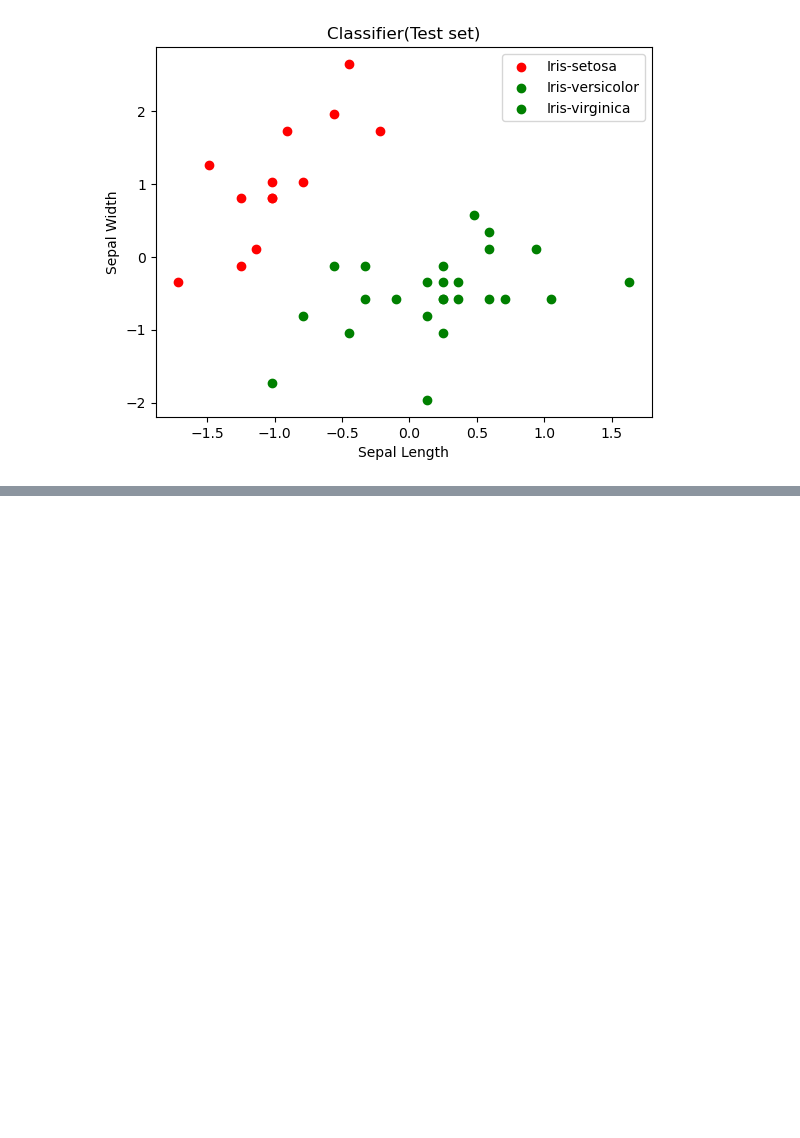
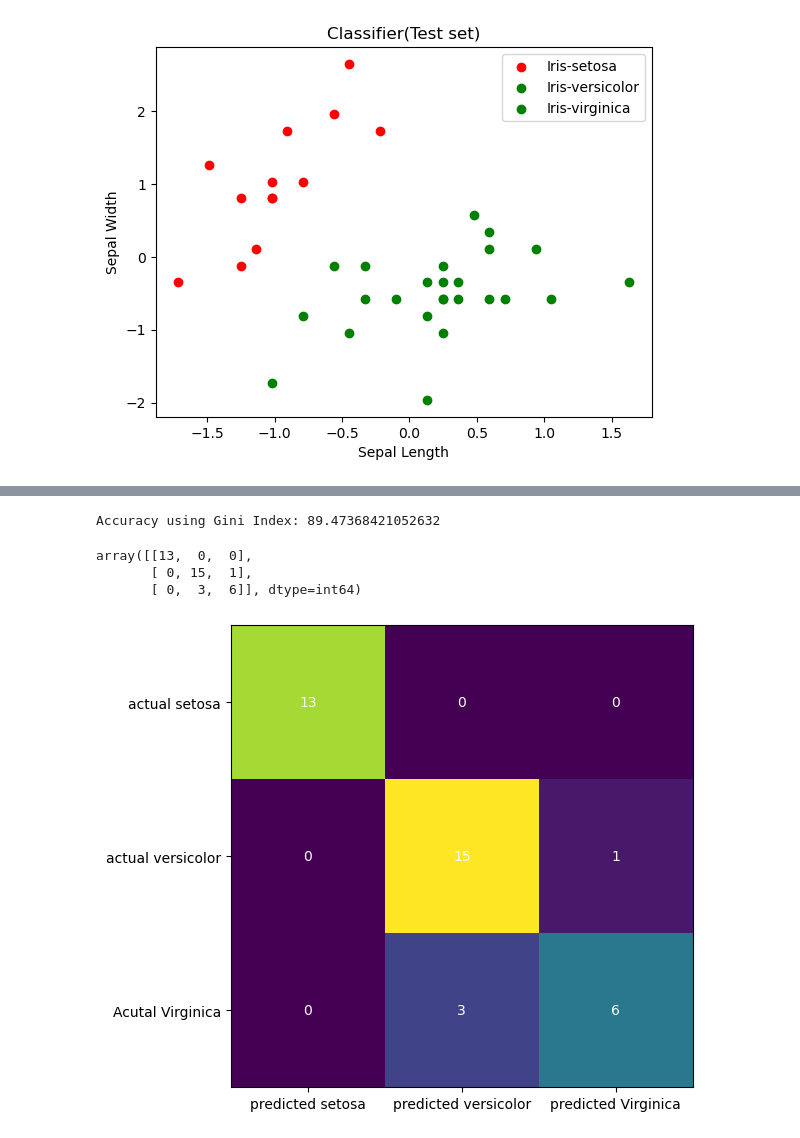
Before and after one commit to Sreekar2610/Machine-learning, a Jupyter notebook: 7098.ipynb, the cells around one changed output, grey strips where cells are left out. Saved outputs shown, nothing was run; the diff lists cells and outputs as text; code cells hidden in the pictures; blank space fills up the shorter version.

```diff
--- a/7098.ipynb
+++ b/7098.ipynb
@@ -403,0 +474,9 @@ plt.show()
+# %%
+xtrain,xtest,ytrain,ytest=train_test_split(x,y,test_size=0.25,random_state=0)
+sc=StandardScaler()
+xtrain=sc.fit_transform(xtrain)
+xtest=sc.transform(xtest)
+# %%
+#tree induction using gini index
+dtree_gini=DecisionTreeClassifier(criterion="gini",random_state=100,max_depth=3,min_samples_leaf=5)
+dtree_gini.fit(xtrain,ytrain)
@@ -403,0 +485,4 @@ plt.show()
+# %%
+y_pred1=dtree_gini.predict(xtest)
+print("predicted values:")
+y_pred1
@@ -403,0 +499,25 @@ plt.show()
+# %%
+accgini=accuracy_score(ytest,y_pred1)*100
+print("\n\nAccuracy using Gini Index:",accgini)
+# %% [output]
+Accuracy using Gini Index: 89.47368421052632
+# %%
+cm=confusion_matrix(ytest,y_pred1)
+cm
+# %% [output]
+array([[13,  0,  0],
+       [ 0, 15,  1],
+       [ 0,  3,  6]], dtype=int64)
+# %%
+fig,ax=plt.subplots(figsize=(6,6))
+ax.imshow(cm)
+ax.grid(False)
+ax.xaxis.set(ticks=(0,1,2),ticklabels=('predicted setosa','predicted versicolor','predicted Virginica'))
+ax.yaxis.set(ticks=(0,1,2),ticklabels=('actual setosa','actual versicolor','Acutal Virginica'))
+ax.set_ylim(2.5,-0.5)
+for i in range(3):
+    for j in range(3):
+        ax.text(j,i,cm[i,j],ha='center',va='center',color='white')
+plt.show()
+# %% [output]
+[figure, added]
```
Also changed, not shown: parts of 10 cells of this notebook.
